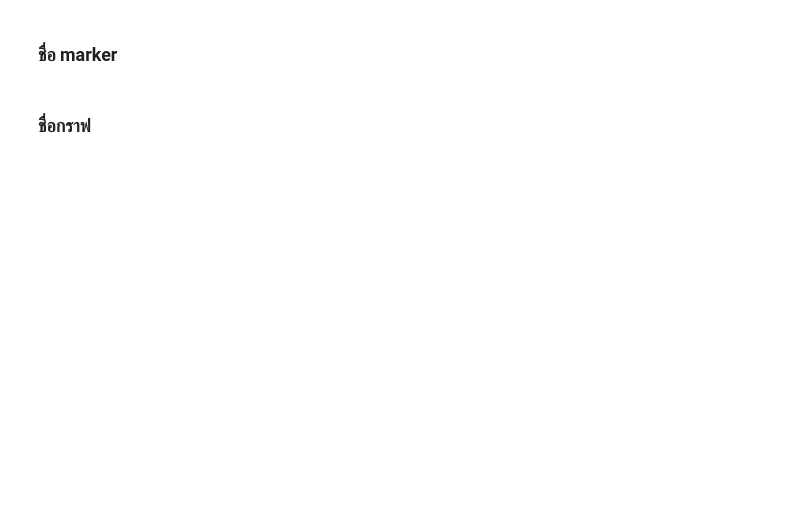
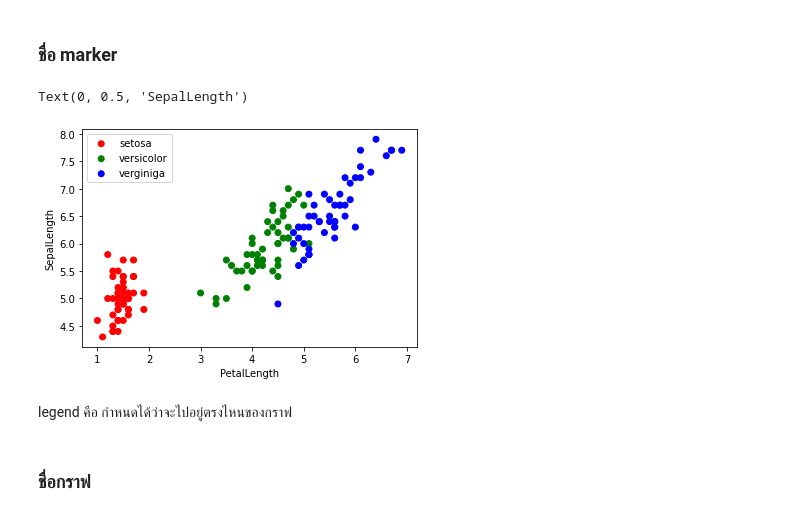
Before and after one commit to Phimphakanph22/BasicProg_DataViz65, a Jupyter notebook: DataViz02_Data_Distribution_.ipynb, the cells around one changed output. Saved outputs shown, nothing was run; the diff lists cells and outputs as text; code cells hidden in the pictures; blank space fills up the shorter version.

```diff
--- a/DataViz02_Data_Distribution_.ipynb
+++ b/DataViz02_Data_Distribution_.ipynb
@@ -84,11 +80,15 @@ NameError: ignored
 # %%
 plt.scatter(df2['PetalLength'][:50],df2['SepalLength'][:50],c=df2['Name'][:50],label='setosa')
 plt.scatter(df2['PetalLength'][50:100],df2['SepalLength'][50:100],c=df2['Name'][50:100],label='versicolor')
 plt.scatter(df2['PetalLength'][100:],df2['SepalLength'][100:],c=df2['Name'][100:],label='verginiga')
 plt.legend()
 plt.xlabel('PetalLength')
 plt.ylabel('SepalLength')
-plt.title('Comparing petal & sepal length of different iris flowers');
+# %% [output]
+Text(0, 0.5, 'SepalLength')
+[figure, added]
+# %% [markdown]
+legend คือ กำหนดได้ว่าจะไปอยู่ตรงไหนของกราฟ
 # %% [markdown]
 ### ชื่อกราฟ
 # %%
```
Also changed, not shown: parts of 67 cells of this notebook.
